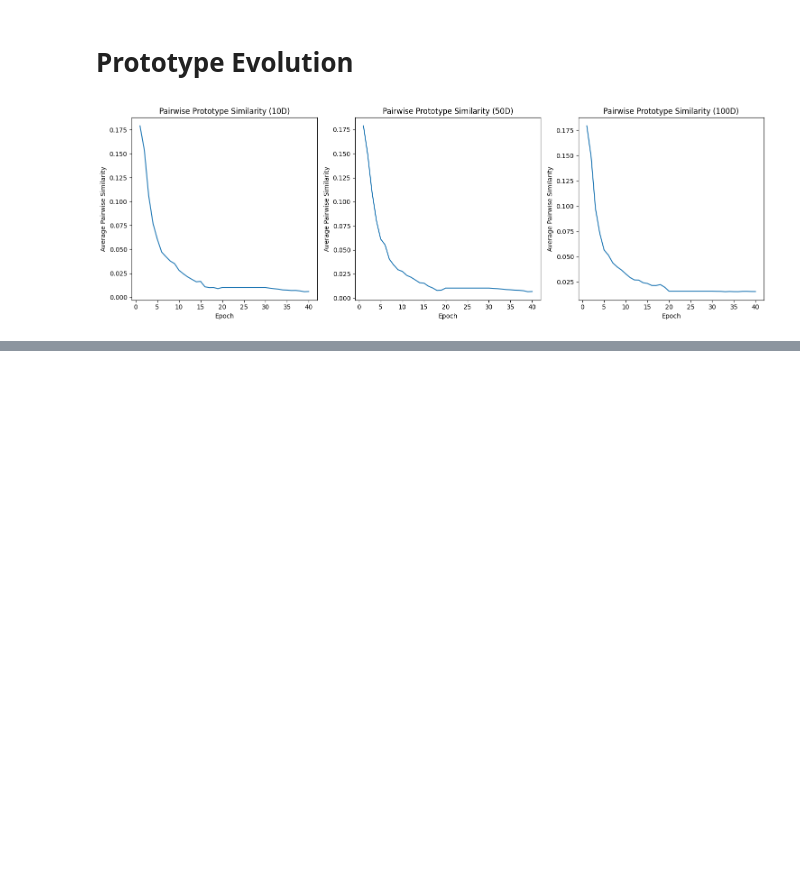
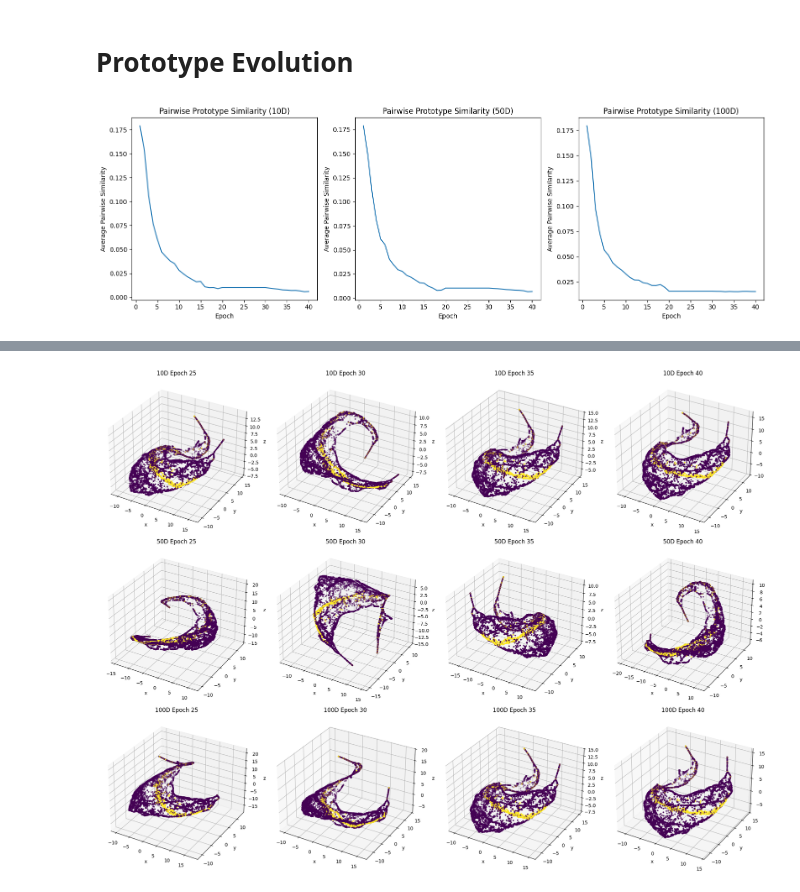
Before and after one commit to haiyan-wang/proto-tsrl, a Jupyter notebook: src/experiments/ppg/ppg_experiments.ipynb, the cells around one changed output, grey strips where cells are left out. Cells and saved outputs as stored; diff of their text form; code cells hidden in the pictures; blank space fills up the shorter version.

```diff
--- a/src/experiments/ppg/ppg_experiments.ipynb
+++ b/src/experiments/ppg/ppg_experiments.ipynb
@@ -476,0 +490,10 @@ for i, dim in enumerate(REPR_DIMS):
+# %%
+embs = {}
+
+pm = pacmap.PaCMAP(n_components = 3)
+for dim in REPR_DIMS:
+    embs[dim] = {}
+    for epoch in dr_epochs:
+        repr = pd.read_csv(f'{SAVE_DIR}/test_reprs/prototsrl{dim}-epoch{epoch}-repr-test.csv', header = None)
+        emb = pm.fit_transform(repr)
+        embs[dim][epoch] = emb
@@ -476,0 +502,29 @@ for i, dim in enumerate(REPR_DIMS):
+# %%
+import matplotlib.pyplot as plt
+
+fig, axs = plt.subplots(
+    3, 4,
+    figsize = (20, 15),
+    tight_layout = True,
+    subplot_kw = {"projection": "3d"}
+)
+
+for row, dim in enumerate(REPR_DIMS):
+    for col, epoch in enumerate(dr_epochs):
+        emb = embs[dim][epoch]
+        ax = axs[row][col]
+
+        ax.scatter(
+            emb[:, 0],
+            emb[:, 1],
+            emb[:, 2],
+            s = 5,
+            c = y_test
+        )
+
+        ax.set_title(f"{dim}D Epoch {epoch}")
+        ax.set_xlabel("x")
+        ax.set_ylabel("y")
+        ax.set_zlabel("z")
+# %% [output]
+[figure, added]
```
Also changed, not shown: parts of 4 cells of this notebook.
